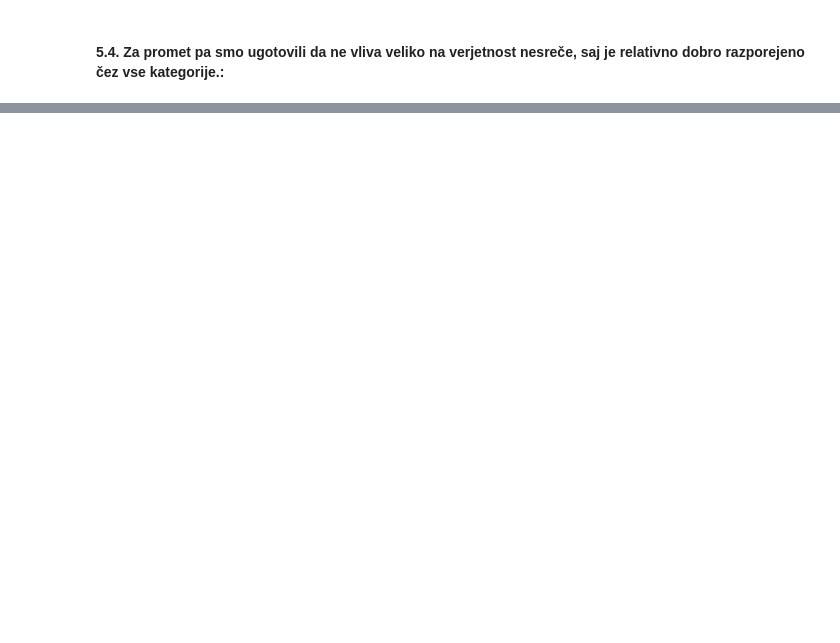
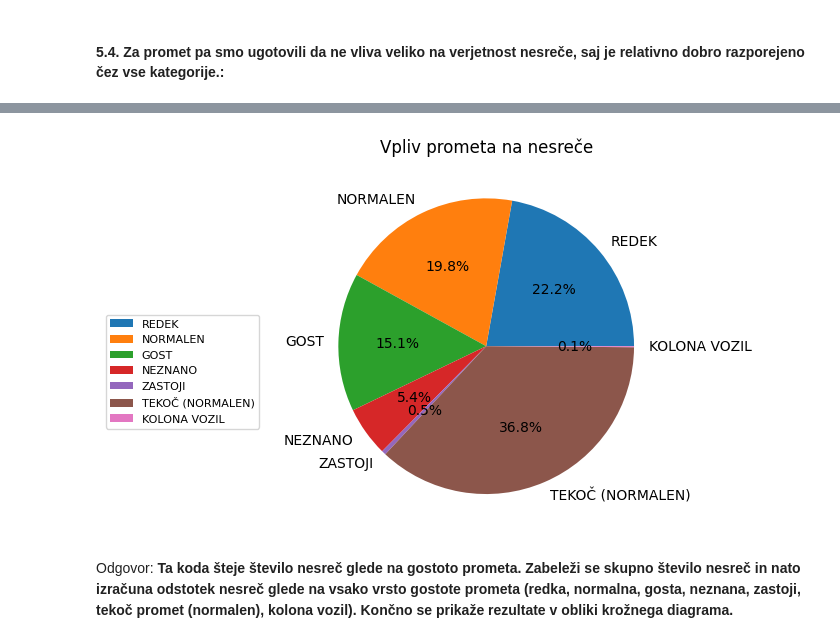
Before and after one commit to UrhPercic/PR22UMZ, a Jupyter notebook: report.ipynb, the cells around one changed output, grey strips where cells are left out. Cells and saved outputs as stored; diff of their text form; code cells hidden in the pictures; blank space fills up the shorter version.

```diff
--- a/report.ipynb
+++ b/report.ipynb
@@ -172,0 +294,41 @@ Odgovor: **todo**
+# %%
+import os
+import csv
+import matplotlib.pyplot as plt
+total_accidents = 0
+rare, normal, thick, unknown, stops, flowing, convoy = 0, 0, 0, 0, 0, 0, 0
+for row in combined_data:
+    surface = row[17]
+    total_accidents += 1
+    if surface == 'REDEK':
+        rare += 1
+    if surface == 'NORMALEN':
+        normal += 1
+    if surface == 'GOST':
+        thick += 1
+    if surface == 'NEZNANO':
+        unknown += 1
+    if surface == 'ZASTOJI':
+        stops += 1
+    if surface == 'TEKOÈ (NORMALEN)':
+        flowing += 1
+    if surface == 'KOLONA VOZIL':
+        convoy += 1
+percent_rare = rare / total_accidents * 100
+percent_normal = normal / total_accidents * 100
+percent_thick = thick / total_accidents * 100
+percent_unknown = unknown / total_accidents * 100
+percent_stops = stops / total_accidents * 100
+percent_flowing = flowing / total_accidents * 100
+percent_convoy = convoy / total_accidents * 100
+labels = ['REDEK', 'NORMALEN', 'GOST', 'NEZNANO', 'ZASTOJI', 'TEKOČ (NORMALEN)', 'KOLONA VOZIL']
+percentages = [float(percent_rare), float(percent_normal), float(percent_thick), float(percent_unknown), float(percent_stops), float(percent_flowing), float(percent_convoy)]
+fig, ax = plt.subplots()
+ax.pie(percentages, labels=labels, autopct='%1.1f%%')
+ax.set_title('Vpliv prometa na nesreče')
+plt.legend(bbox_to_anchor=(-0.1, .6), fontsize=8)
+plt.show()
+# %% [output]
+[figure, added]
+# %% [markdown]
+Odgovor: **Ta koda šteje število nesreč glede na gostoto prometa. Zabeleži se skupno število nesreč in nato izračuna odstotek nesreč glede na vsako vrsto gostote prometa (redka, normalna, gosta, neznana, zastoji, tekoč promet (normalen), kolona vozil). Končno se prikaže rezultate v obliki krožnega diagrama.**
```
Also changed, not shown: parts of 12 cells of this notebook.
